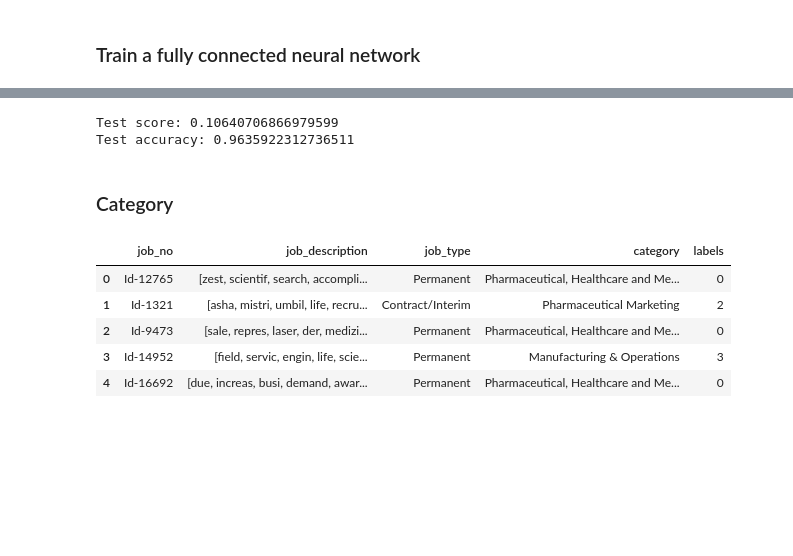
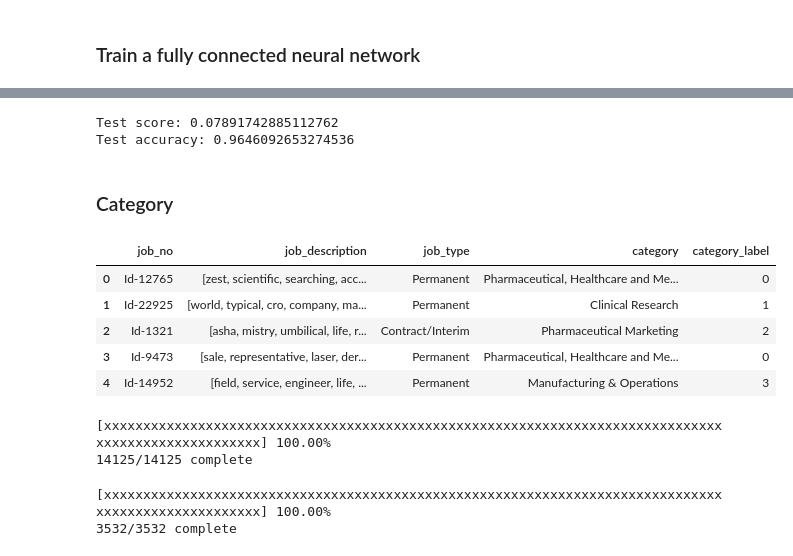
Before and after one commit to srk-practicum/2022-knu-nlp, a Jupyter notebook: step_2.ipynb, the cells around one changed output, grey strips where cells are left out. Drawn from its saved outputs; the diff is of its cells as text; code cells hidden in the pictures; blank space fills up the shorter version.

```diff
--- a/step_2.ipynb
+++ b/step_2.ipynb
@@ -13,3 +21,8 @@ from sklearn.model_selection import train_test_split
 # https://www.kaggle.com/adarshsng/predicting-job-type-category-by-job-description
 def str_to_lst(x):
     return x.replace("'", "").replace("[", "").replace("]", "").split(", ")
+
+
+df = pd.read_csv("data/preprocessed_data.csv")
+df['job_description'] = df['job_description'].apply(lambda x: str_to_lst(x))
+df.head()
@@ -16,4 +35,0 @@ def str_to_lst(x):
-# %%
-df = pd.read_csv("preprocessed_train.csv")
-df['job_description'] = df['job_description'].apply(lambda x: str_to_lst(x))
-df.head()
@@ -36,9 +45,6 @@ Job_type = {
     'Part-Time':5
     }
 
-def set_label(x):
-    return Job_type[x]
-
-df['labels'] = df['job_type'].apply(lambda x: set_label(x))
+df['type_label'] = df['job_type'].apply(lambda x: Job_type[x])
 df.head()
 # %% [output]
@@ -154,38 +187,36 @@ plt.show()
 # %%
-score = model.evaluate(x_test, y_test, verbose=0)
+score = model_type.evaluate(x_test, y_test, verbose=0)
 print('Test score:', score[0])
 print('Test accuracy:', score[1])
 # %% [output]
-Test score: 0.10640706866979599
-Test accuracy: 0.9635922312736511
+Test score: 0.07891742885112762
+Test accuracy: 0.9646092653274536
 # %% [markdown]
 ### Category
 # %%
 Category = {
     'Pharmaceutical, Healthcare and Medical Sales':0,
     'Clinical Research':1,
     'Pharmaceutical Marketing':2,
     'Manufacturing & Operations':3,
     'Science':4,
     'Medical Affairs / Pharmaceutical Physician':5,
     'Regulatory Affairs':6,
     'Medical Information and Pharmacovigilance':7,
     'Data Management and Statistics':8,
     'Quality-assurance':9,
     'Pharmacy':10
     }
 
-def set_label(x):
-    return Category[x]
 
-df['labels'] = df['category'].apply(lambda x: set_label(x))
+df['category_label'] = df['category'].apply(lambda x: Category[x])
 df.head()
 # %% [output]
-|  | job_no | job_description | job_type | category | labels |
-| 0 | Id-12765 | [zest, scientif, search, accompli... | Permanent | Pharmaceutical, Healthcare and Me... | 0 |
-| 1 | Id-1321 | [asha, mistri, umbil, life, recru... | Contract/Interim | Pharmaceutical Marketing | 2 |
-| 2 | Id-9473 | [sale, repres, laser, der, medizi... | Permanent | Pharmaceutical, Healthcare and Me... | 0 |
-| 3 | Id-14952 | [field, servic, engin, life, scie... | Permanent | Manufacturing & Operations | 3 |
-| 4 | Id-16692 | [due, increas, busi, demand, awar... | Permanent | Pharmaceutical, Healthcare and Me... | 0 |
+|  | job_no | job_description | job_type | category | category_label |
+| 0 | Id-12765 | [zest, scientific, searching, acc... | Permanent | Pharmaceutical, Healthcare and Me... | 0 |
+| 1 | Id-22925 | [world, typical, cro, company, ma... | Permanent | Clinical Research | 1 |
+| 2 | Id-1321 | [asha, mistry, umbilical, life, r... | Contract/Interim | Pharmaceutical Marketing | 2 |
+| 3 | Id-9473 | [sale, representative, laser, der... | Permanent | Pharmaceutical, Healthcare and Me... | 0 |
+| 4 | Id-14952 | [field, service, engineer, life, ... | Permanent | Manufacturing & Operations | 3 |
 # %%
 X_train, X_test, Y_train, Y_test = train_test_split(df['job_description'],
@@ -198,3 +226,31 @@ X_test = X_test.apply(tokens_to_num)
+# %%
+#X_train = X_train.apply(tokens_to_num)
+for i in range(len(X_train)):
+    lst = X_train.iloc[i]
+    X_train.iloc[i] = tokens_to_num(lst)
+    show_percentage(i, len(X_train))
+
+
+train_copy = pd.DataFrame([X_train.copy()]).T
+train_copy["y"] = Y_train.copy()
+train_copy.to_csv("data/tmp_category_train.csv", index=False)
+# %% [output]
+[xxxxxxxxxxxxxxxxxxxxxxxxxxxxxxxxxxxxxxxxxxxxxxxxxxxxxxxxxxxxxxxxxxxxxxxxxxxxxxxxxxxxxxxxxxxxxxxxxxxx] 100.00%
+14125/14125 complete
+# %%
+#X_test = X_test.apply(tokens_to_num)
+for i in range(len(X_test)):
+    lst = X_test.iloc[i]
+    X_test.iloc[i] = tokens_to_num(lst)
+    show_percentage(i, len(X_test))
+
+
+test_copy = pd.DataFrame([X_test.copy()]).T
+test_copy["y"] = Y_test.copy()
+test_copy.to_csv("data/tmp_category_test.csv", index=False)
+# %% [output]
+[xxxxxxxxxxxxxxxxxxxxxxxxxxxxxxxxxxxxxxxxxxxxxxxxxxxxxxxxxxxxxxxxxxxxxxxxxxxxxxxxxxxxxxxxxxxxxxxxxxxx] 100.00%
+3532/3532 complete
 # %%
 x_train = vectorize_sequences(X_train)
 x_test = vectorize_sequences(X_test)
```
Also changed, not shown: parts of 20 cells of this notebook.
